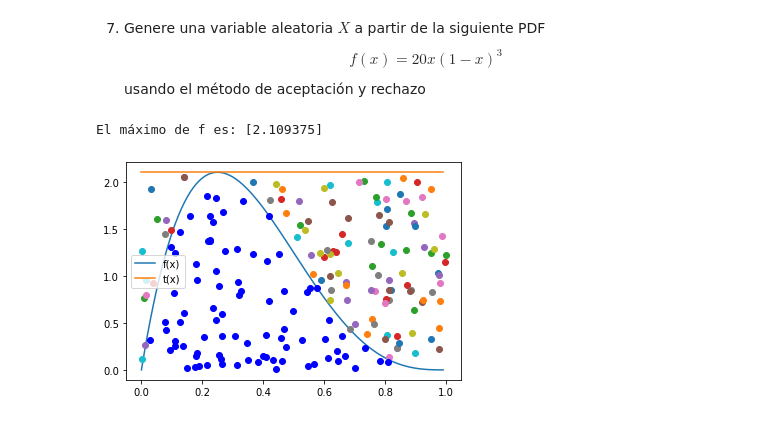
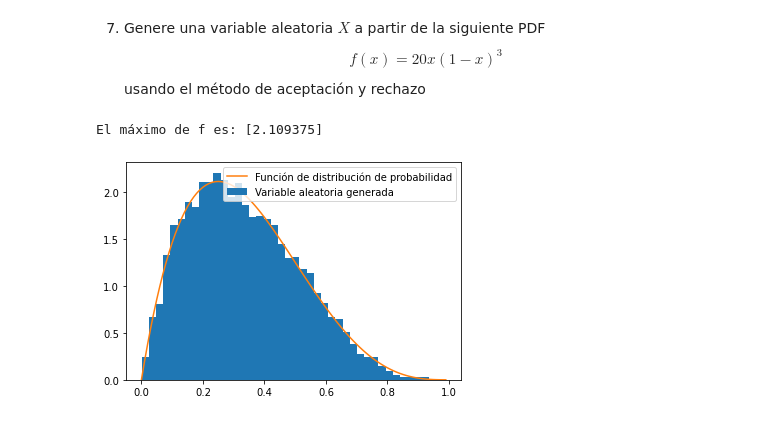
Before and after one commit to BetsyTorres/ProyectoConjunto_BTorres_DCastillo, a Jupyter notebook: Tarea_4.ipynb, the cells around one changed output. Saved outputs shown, nothing was run; the diff lists cells and outputs as text; code cells hidden in the pictures.

```diff
--- a/Tarea_4.ipynb
+++ b/Tarea_4.ipynb
@@ -409,35 +454,53 @@ Observanmos por los resultados obtenidos que el porcentaje de aceptación con t(
 7. Genere una variable aleatoria $X$ a partir de la siguiente PDF
 $$f(x)=20x(1-x)^3$$
 usando el método de aceptación y rechazo
-# %%
-# Sol 2.7 Betsy Torres
-
-# Función objetivo
-f = lambda x: 20*x*((1-x)**3)
-# Máximo de la función f
-max_f = f(optimize.fmin(lambda x:-f(x),0,disp=False))
-# Función t -> Función constante
-t = lambda x: max_f*np.ones(len(x)) # función constante
-
-x = np.arange(0,1,0.01)  # Rango donde se graficará las funciones
-print('El máximo de f es:',max_f)
-
-# Gráficas de las funciones
-plt.plot(x,f(x),label='f(x)')
-plt.plot(x,t(x),label='t(x)')
-plt.legend()
-
-# Validación del método
-# número de puntos a simular
-N = 200
-
-# Como estoy tomando t(x) constante solo es necesario generar valores aleatorios U~(0,1)
-R1 = np.random.rand(N)
-R2 = np.random.rand(N)
-
-Acep_rechazo(R1,R2,f,t)
-# %% [output]
-El máximo de f es: [2.109375]
-[figure, removed]
+# %%
+def Acep_rechazo_x(f:'función objetivo a generar',
+                   t:'función que mayora a f',
+                   N: 'Variables aleatorioas a genrar'):
+    '''Esta función es para, con base en la función de aceptación y rechazo,
+    poder tener N variables que son aceptadas por el método'''
+    aceptados = [x for x in range(N)] #generar vector de puntos
+    def llenar(i):
+        nonlocal f, t, aceptados
+        aleatorio_1=np.random.rand() #valor aleatorio 1
+        aleatorio_2=np.random.rand() #valor aleatorio 2
+        f_x = f(aleatorio_1) #evaluar valor aleatorio en la pdf
+        t_x = t #funcion constante
+        condition = aleatorio_2*t_x <= f_x #validar condición
+        while condition==False: #repetir si la condición es falsa
+            aleatorio_1 = np.random.rand()
+            aleatorio_2 = np.random.rand()
+            f_x = f(aleatorio_1)
+            t_x = t
+            condition = aleatorio_2*t_x <= f_x
+
+        aceptados[i] = aleatorio_1 #añadir cuando la condición se haga verdadera
+    [llenar(i) for i in range(N)]
+    return aceptados
+
+
+# Ilustración del método de aceptación y rechazo cuando se toma t(x) constante
+
+# Función objetivo
+f3 = lambda x: 20*x*((1-x)**3)
+# Máximo de la función f
+max_f3 = f3(optimize.fmin(lambda x:-f3(x),0,disp=False))
+# Función t -> Función constante
+t3 = max_f3 # función constante
+
+x33 = np.arange(0,1,0.01)  # Rango donde se graficará las funciones
+print('El máximo de f es:',max_f3)
+
+N33 = 10000 # número de puntos a simular
+
+v_a_generada = Acep_rechazo_x(f3,t3,N33)
+plt.hist(v_a_generada, density=True, bins=40, label="Variable aleatoria generada")
+plt.plot(x33, f3(x33), label="Función de distribución de probabilidad")
+plt.legend()
+plt.show()
+# %% [output]
+El máximo de f es: [2.109375]
+[figure, added]
 # %%
 # Sol 2.7 Daniel Castillo
```
Also changed, not shown: parts of 22 cells of this notebook.
